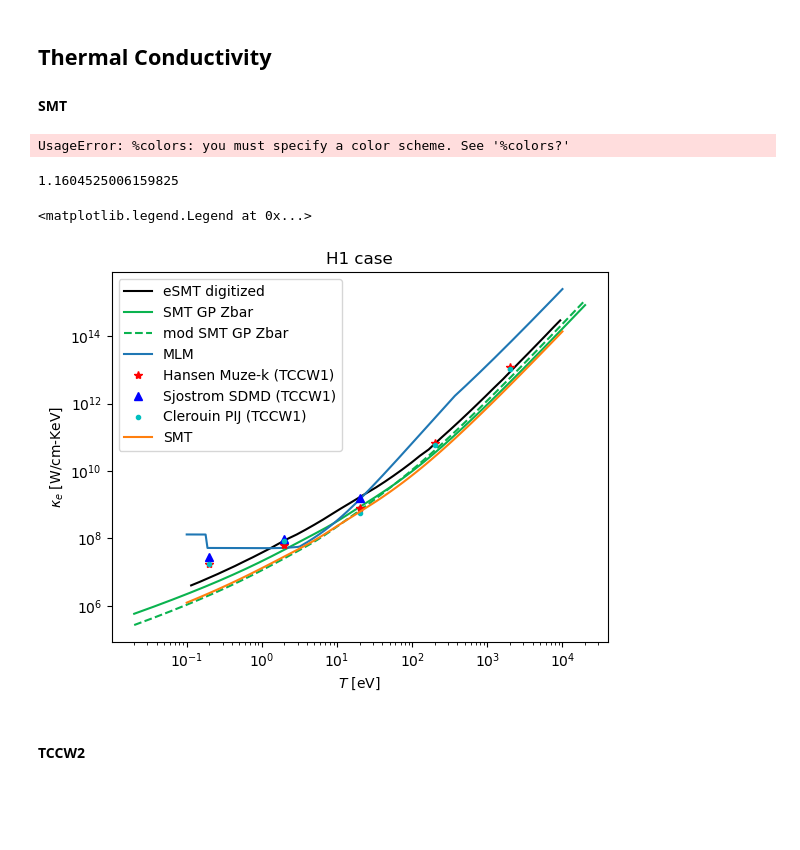
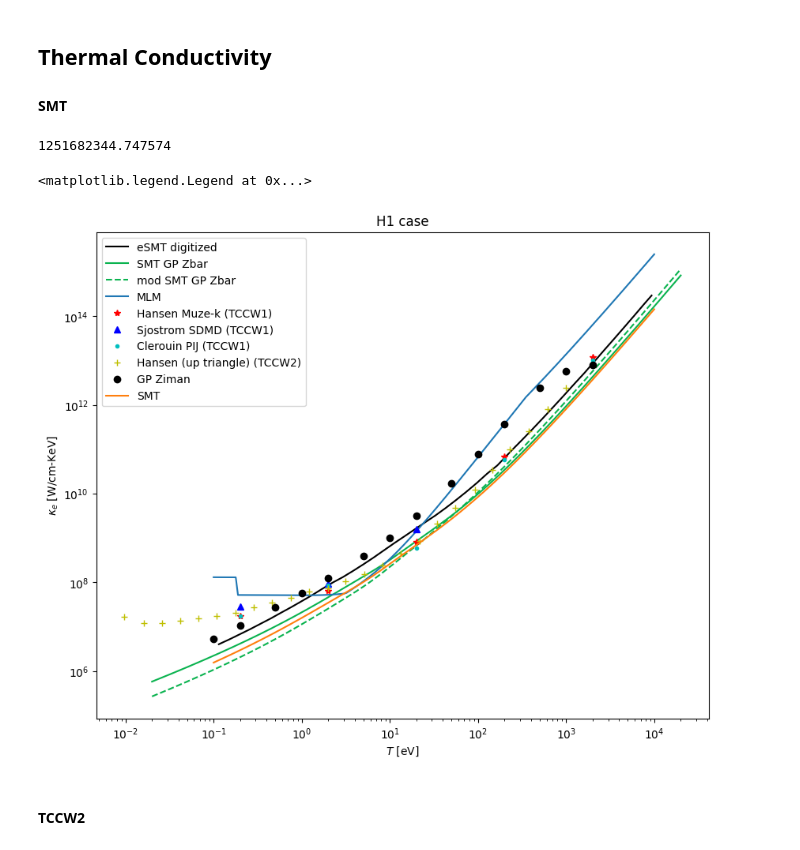
Before and after one commit to ZachAJohnson/SMT, a Jupyter notebook: examples/Example_1.ipynb, the cells around one changed output. Cells and saved outputs as stored; diff of their text form; code cells hidden in the pictures; blank space fills up the shorter version.

Commit message:
added tccw2 comparison

```diff
--- a/examples/Example_1.ipynb
+++ b/examples/Example_1.ipynb
@@ -260,49 +255,49 @@ MLM_data = read_csv("MM_MLM_κe_H1.txt", delim_whitespace=True, header=1)
 TTCW1_Hansen_Muzek_data = read_csv("H_2i_Hansen_Muze-k.txt", delim_whitespace=True, header=1)
 TTCW1_Sjostrom_data = read_csv("H_2i_Sjostrom_SDMD.txt", delim_whitespace=True, header=1)
 TTCW1_Clerouin_PIJ_data = read_csv("H_2i_Clerouin_PIJ.txt", delim_whitespace=True, header=1)
+TTCW2_Hansen_data   = read_csv("Fig7tl_TCCW2_κ_AA.txt", delim_whitespace=True, header=1)
+GP_Ziman_data = read_csv("H_GP_Ziman.dat", delim_whitespace=True, header=0)
 # %%
 # np.savetxt('MM_MLM_κe_H1.txt', MLM_data.T, header='#Michael Murillo MLM data, Jan 30, 2024\nT[eV] \t\t\t  κe[W/cm-KeV]',comments='')
-# %%
-colors
-# %% [output]
-UsageError: %colors: you must specify a color scheme. See '%colors?'
-# %%
-ergpercmsK_to_WpercmKeV
-# %% [output]
-1.1604525006159825
+# %%
+AU_to_ergpercmsK*ergpercmsK_to_WpercmKeV
+# %% [output]
+1251682344.747574
 # %%
-fig, ax = plt.subplots( facecolor='white')
+fig, ax = plt.subplots( facecolor='white', figsize=(10,8))
 
 AU_to_ergpercmsK = AU_to_erg/(AU_to_cm*AU_to_s*AU_to_K)
 AU_to_WpercmKeV  = AU_to_J/AU_to_s / (AU_to_cm*AU_to_eV/1000)
 ergpercmsK_to_WpercmKeV = AU_to_WpercmKeV/AU_to_ergpercmsK
 
 colors=['#0AB34F', '#bf009f', '#00abc3', '#8e92c5', '#cc7014', '#e32851']
 
 # Plot digitized eSMT data
 ax.plot(κ_data_e3b['T[eV]'], κ_data_e3b['κ[erg/cm/s/K]']*ergpercmsK_to_WpercmKeV,'k-', label="eSMT digitized")
 ax.plot(κ_data_GPZbar['T[eV]'], κ_data_GPZbar['κe[W/(keVcm)](SMT)'],color=colors[0], label="SMT GP Zbar")
 ax.plot(κ_data_GPZbar['T[eV]'], κ_data_GPZbar['κe[W/(keVcm)](modSMT)'],color=colors[0],linestyle='--', label="mod SMT GP Zbar")
 ax.plot(MLM_data['T[eV]'], MLM_data['κe[W/cm-KeV]'], label="MLM")
 ax.plot(TTCW1_Hansen_Muzek_data['T[eV]'], TTCW1_Hansen_Muzek_data['κe[erg/s/cm/K]']*ergpercmsK_to_WpercmKeV,'r*', label="Hansen Muze-k (TCCW1)")
 ax.plot(TTCW1_Sjostrom_data['T[eV]'], TTCW1_Sjostrom_data['κe[erg/s/cm/K]']*ergpercmsK_to_WpercmKeV,'b^', label="Sjostrom SDMD (TCCW1)")
 ax.plot(TTCW1_Clerouin_PIJ_data['T[eV]'], TTCW1_Clerouin_PIJ_data['κe[erg/s/cm/K]']*ergpercmsK_to_WpercmKeV,'c.', label="Clerouin PIJ (TCCW1)")
+ax.plot(TTCW2_Hansen_data['T[eV]'], TTCW2_Hansen_data['κe[erg/cm/s/K]']*ergpercmsK_to_WpercmKeV,'y+', label="Hansen (up triangle) (TCCW2)")
+ax.plot(GP_Ziman_data['Te(eV)'], GP_Ziman_data['k_th']*AU_to_ergpercmsK*ergpercmsK_to_WpercmKeV,'ko', label="GP Ziman ")
 
 ax.plot(T_AU_list*AU_to_eV, κe_list_cgs, label='SMT')
 
 ax.set_ylabel(r"$\kappa_e$ [W/cm-KeV]")
 ax.set_xlabel(r"$T$ [eV]")
 
 # Scales
 ax.set_yscale('log')
 ax.set_xscale('log')
 ax.set_title("H1 case")
 
 # Legend
 ax.legend()
 # %% [output]
 <matplotlib.legend.Legend at 0x...>
-[figure, old version]
+[figure, new version]
 # %%
 np.array([T_AU_list*AU_to_eV ,κe_list_cgs* (AU_to_J/AU_to_erg) / (1e-3*AU_to_eV/AU_to_K)]).T
 # %%
```
Also changed, not shown: parts of 5 cells of this notebook, 4 other files.
